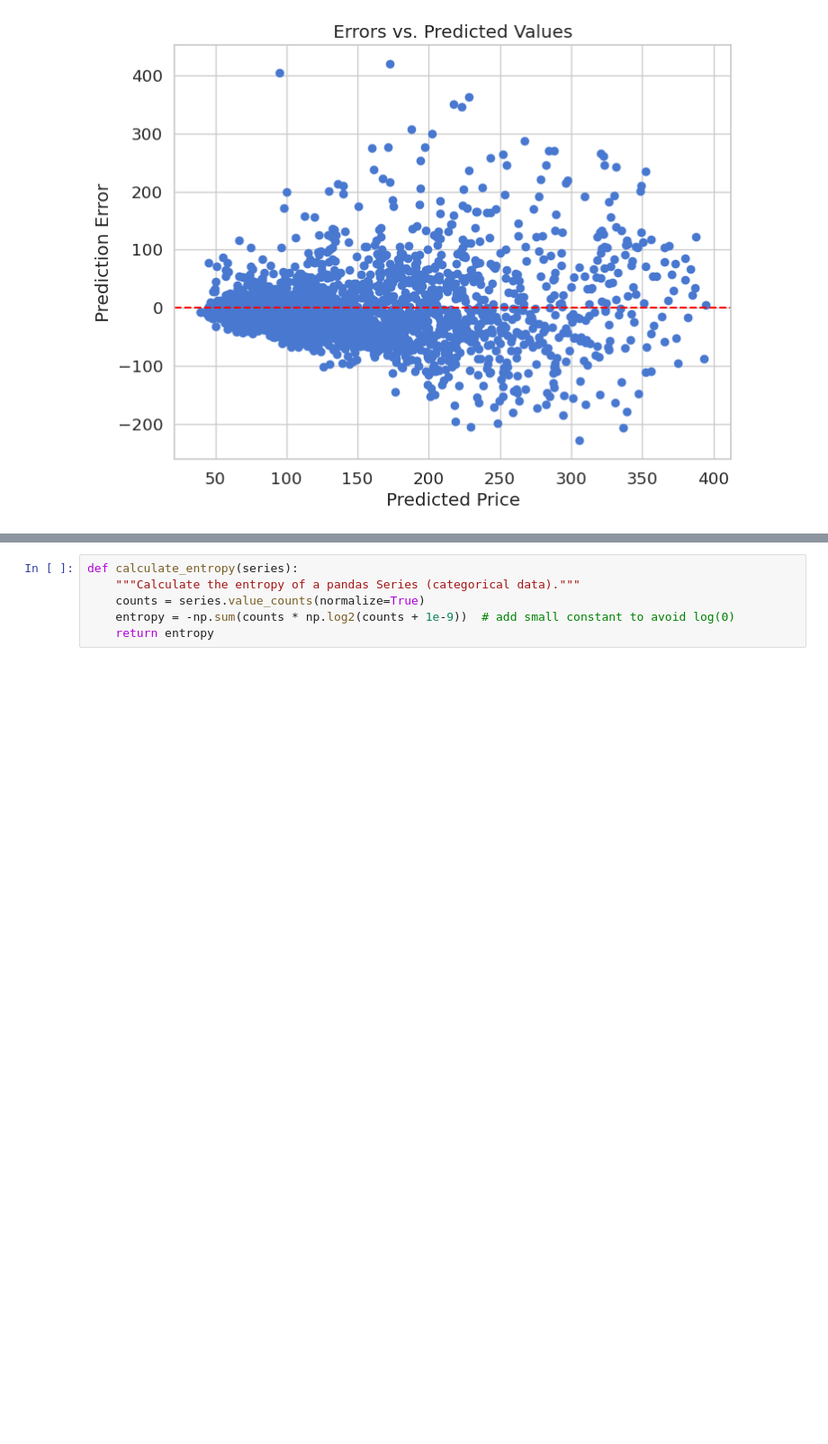
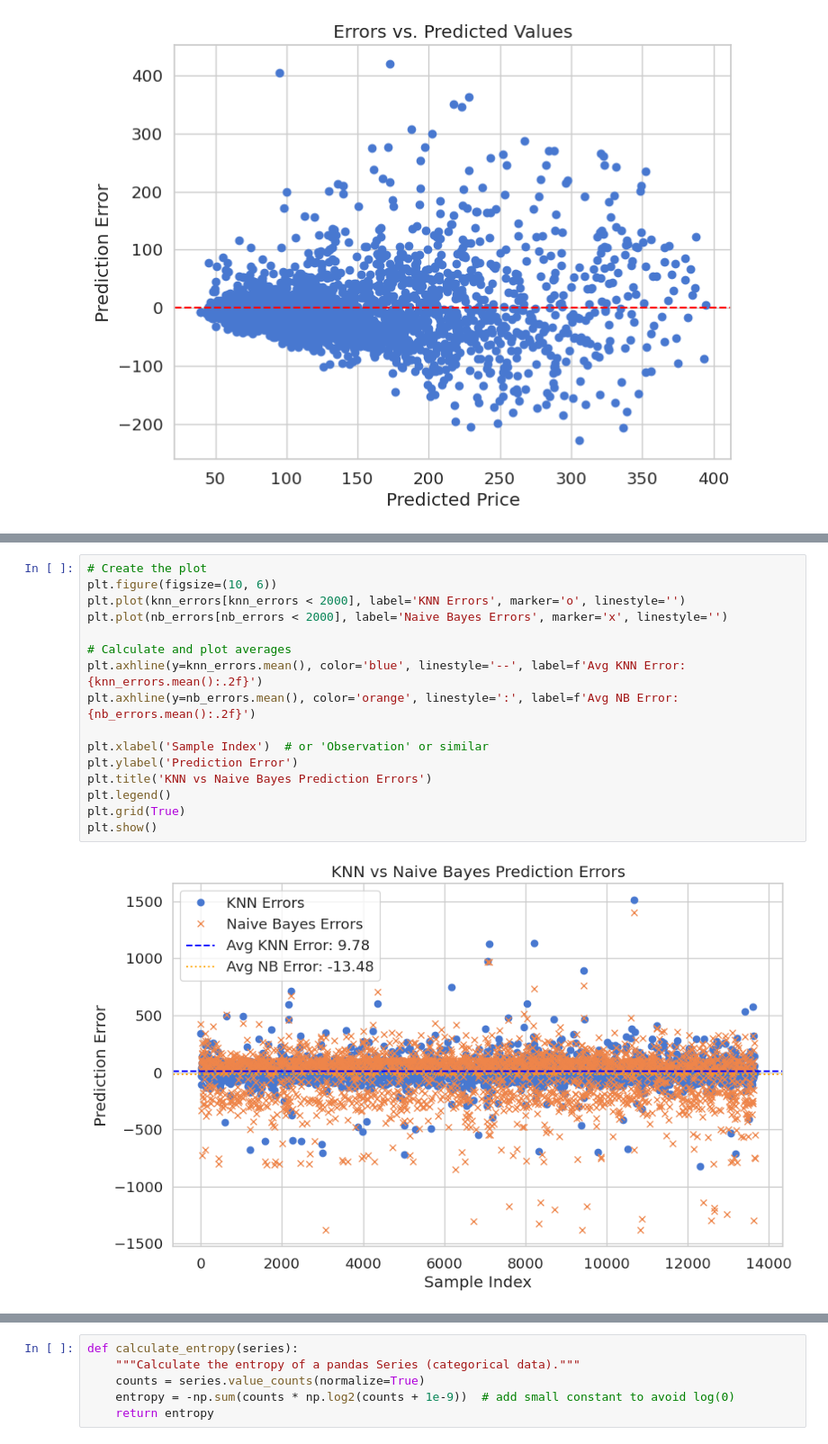
Before and after one commit to Saeed2761989/Toronto-Air-bnb, a Jupyter notebook: W25_Final_project_.ipynb, the cells around one changed output, grey strips where cells are left out. Shown at 90% size. Drawn from its saved outputs; the diff is of its cells as text; blank space fills up the shorter version.

```diff
--- a/W25_Final_project_.ipynb
+++ b/W25_Final_project_.ipynb
@@ -785,0 +1031,18 @@ plt.show()
+# %%
+# Create the plot
+plt.figure(figsize=(10, 6))
+plt.plot(knn_errors[knn_errors < 2000], label='KNN Errors', marker='o', linestyle='')
+plt.plot(nb_errors[nb_errors < 2000], label='Naive Bayes Errors', marker='x', linestyle='')
+
+# Calculate and plot averages
+plt.axhline(y=knn_errors.mean(), color='blue', linestyle='--', label=f'Avg KNN Error: {knn_errors.mean():.2f}')
+plt.axhline(y=nb_errors.mean(), color='orange', linestyle=':', label=f'Avg NB Error: {nb_errors.mean():.2f}')
+
+plt.xlabel('Sample Index')  # or 'Observation' or similar
+plt.ylabel('Prediction Error')
+plt.title('KNN vs Naive Bayes Prediction Errors')
+plt.legend()
+plt.grid(True)
+plt.show()
+# %% [output]
+[figure, added]
```
Also changed, not shown: parts of 42 cells of this notebook.
